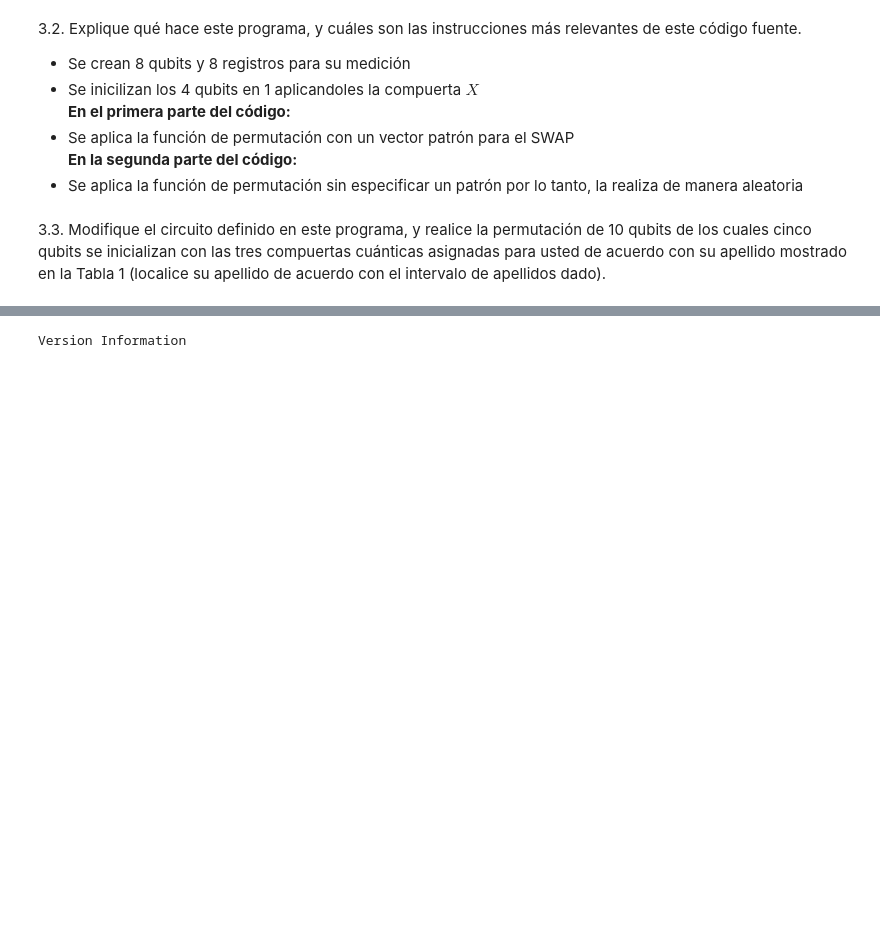
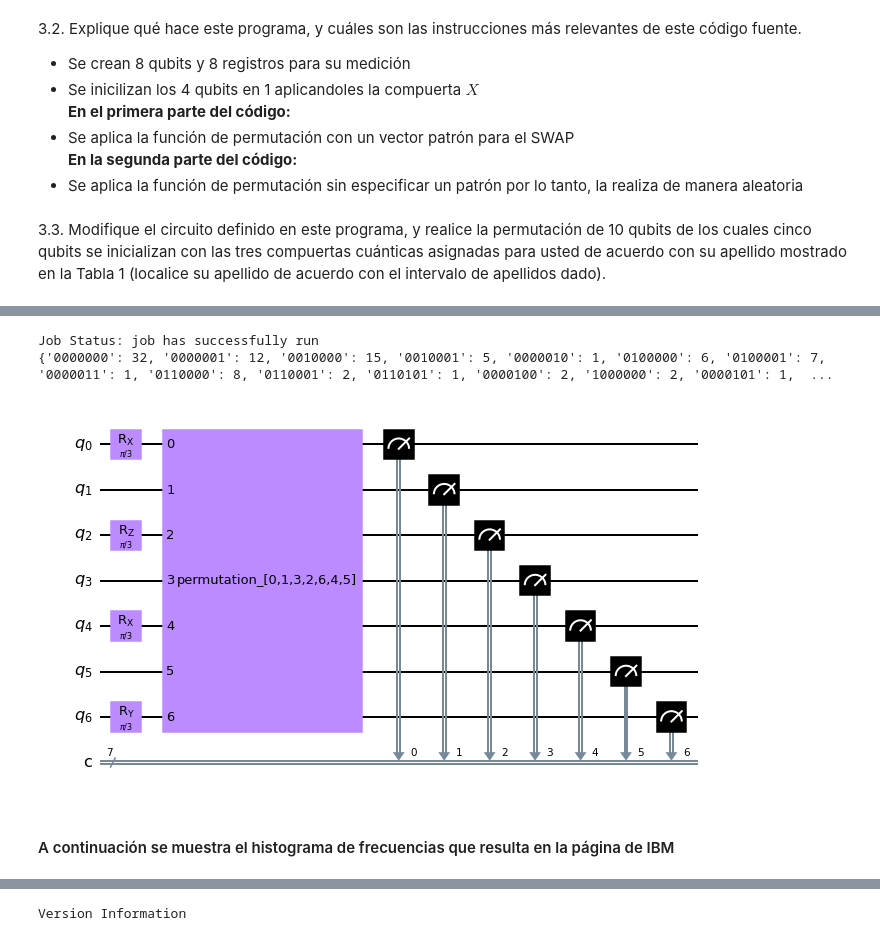
Before and after one commit to LuisaGomezB/QuantumComputing_UdeA, a Jupyter notebook: Práctica02 - QC - 2022.1.ipynb, the cells around one changed output, grey strips where cells are left out. Cells and saved outputs as stored; diff of their text form; code cells hidden in the pictures; blank space fills up the shorter version.

```diff
--- a/Práctica02 - QC - 2022.1.ipynb
+++ b/Práctica02 - QC - 2022.1.ipynb
@@ -230,0 +295,30 @@ Job Status: job has successfully run
+# %%
+backend = provider.get_backend('ibm_oslo')
+
+q = QuantumRegister(7, 'q')
+c = ClassicalRegister(7, 'c')
+
+circuit = QuantumCircuit(q, c)
+
+circuit.rx(pi/3,q[0])
+circuit.rz(pi/3,q[2])
+circuit.rx(pi/3,q[4])
+circuit.ry(pi/3,q[6])
+circuit += Permutation(num_qubits = 7)
+
+circuit.measure(q, c)
+
+job = execute(circuit, backend, shots=100)
+job_monitor(job)
+
+counts = job.result().get_counts()
+
+# Visualización del circuito
+print(counts)
+circuit.draw(output='mpl', style={'backgroundcolor': '#FFFFFF'})
+# %% [output]
+Job Status: job has successfully run
+{'0000000': 32, '0000001': 12, '0010000': 15, '0010001': 5, '0000010': 1, '0100000': 6, '0100001': 7, '0000011': 1, '0110000': 8, '0110001': 2, '0110101': 1, '0000100': 2, '1000000': 2, '0000101': 1,  ...
+[figure, added]
+# %% [markdown]
+#### A continuación se muestra el histograma de frecuencias que resulta en la página de IBM
```
Also changed, not shown: parts of 27 cells of this notebook.
